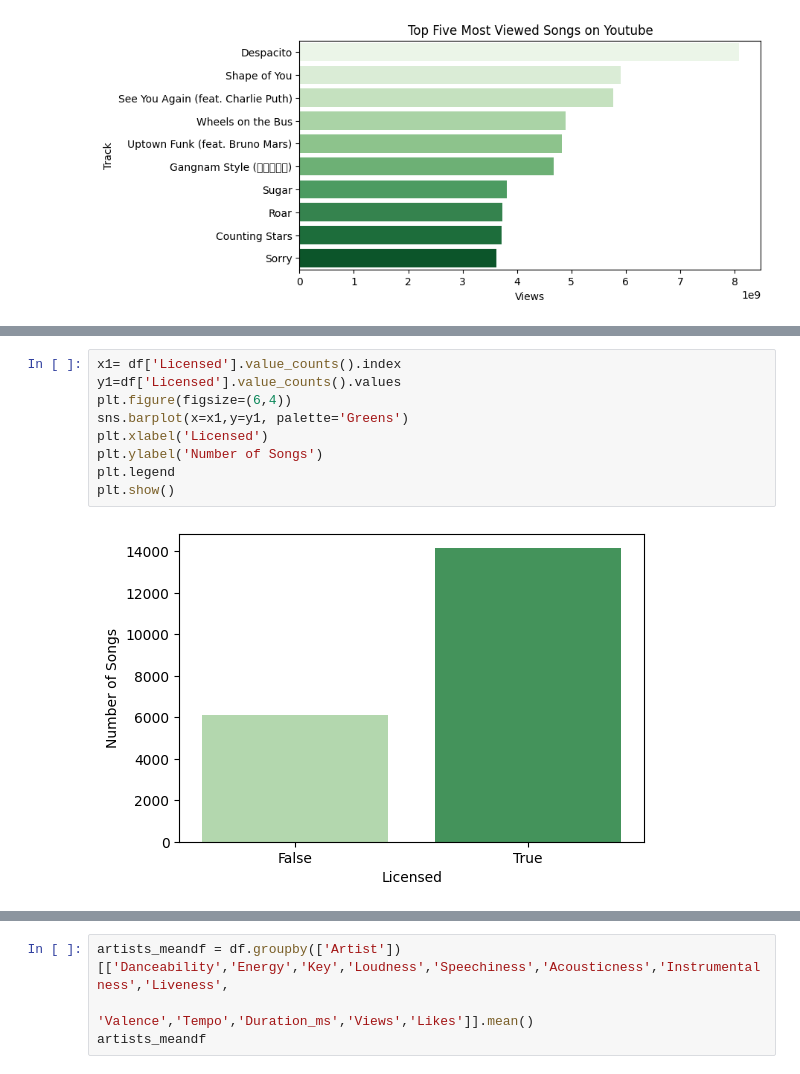
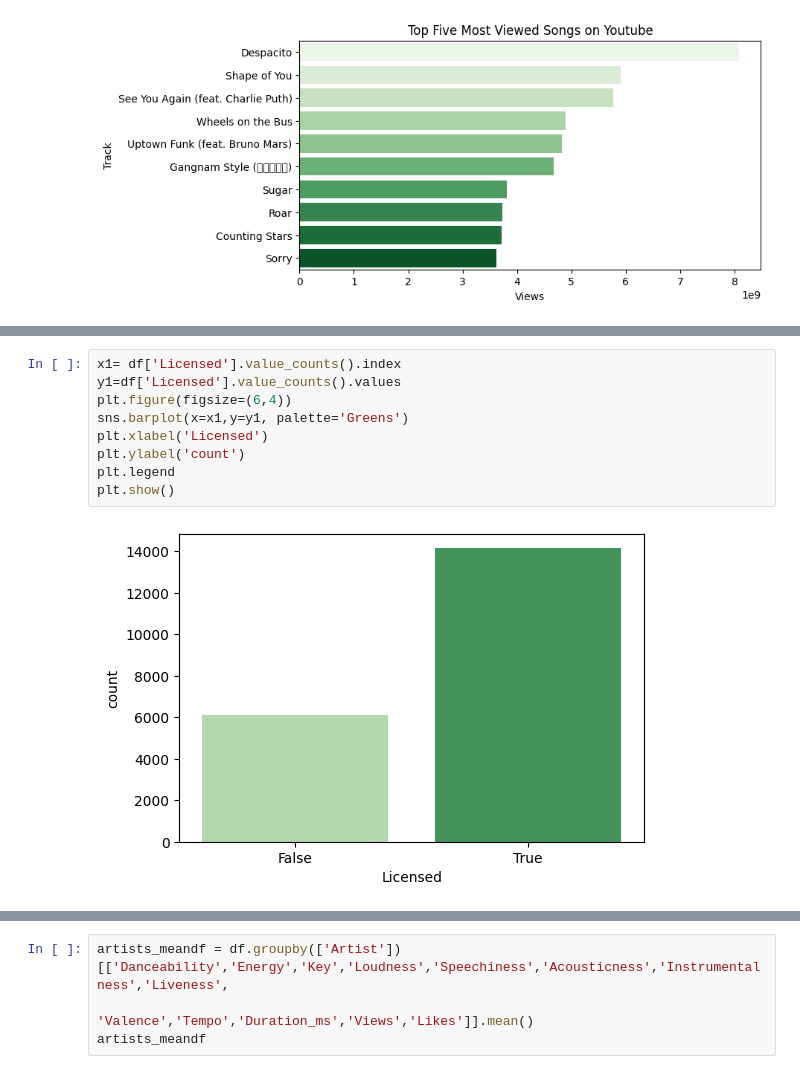
Before and after one commit to jeevithavijaykumar/Exploratory_data_analysis_using_pandas, a Jupyter notebook: Youtube_Spotify.ipynb, the cells around one changed output, grey strips where cells are left out. Drawn from its saved outputs; the diff is of its cells as text.

```diff
--- a/Youtube_Spotify.ipynb
+++ b/Youtube_Spotify.ipynb
@@ -173,14 +172,14 @@ plt.show()
 # %%
 x1= df['Licensed'].value_counts().index
 y1=df['Licensed'].value_counts().values
 plt.figure(figsize=(6,4))
 sns.barplot(x=x1,y=y1, palette='Greens')
 plt.xlabel('Licensed')
-plt.ylabel('Number of Songs')
+plt.ylabel('count')
 plt.legend
 plt.show()
 # %% [output]
-[figure, old version]
+[figure, new version]
 # %%
 x1= df['official_video'].value_counts().index
 y1=df['official_video'].value_counts().values
```
Also changed, not shown: parts of 5 cells of this notebook.
